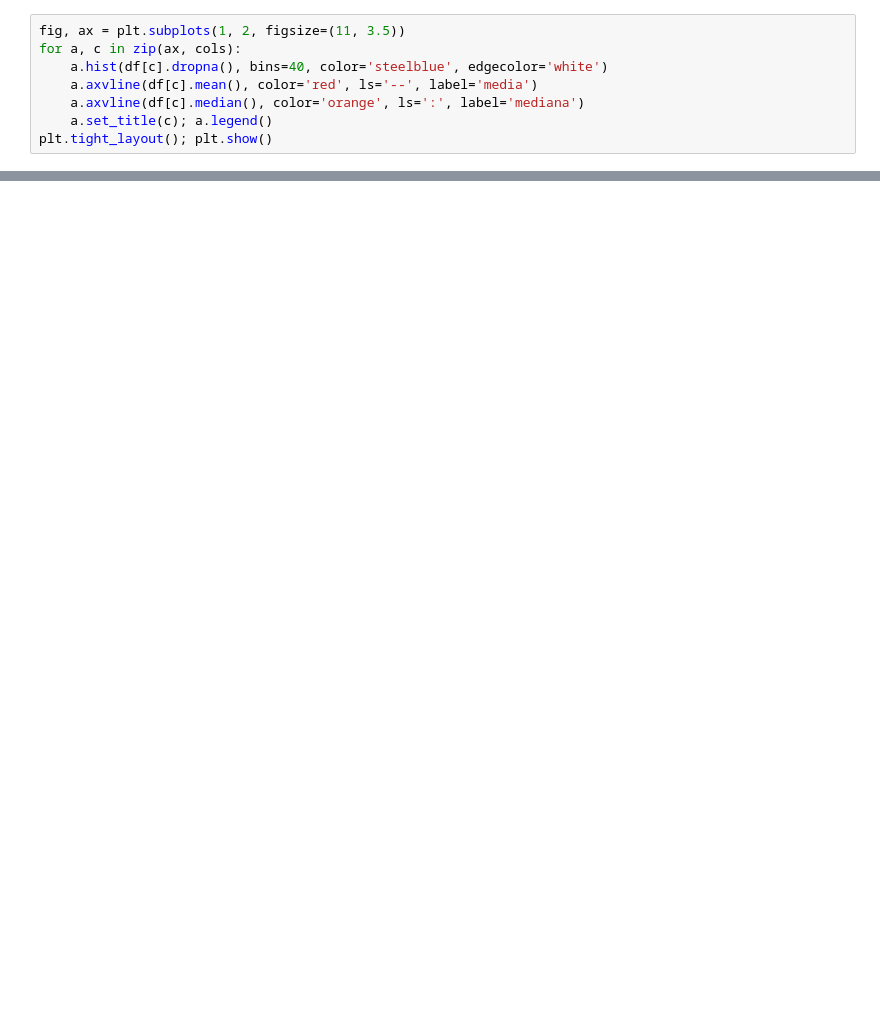
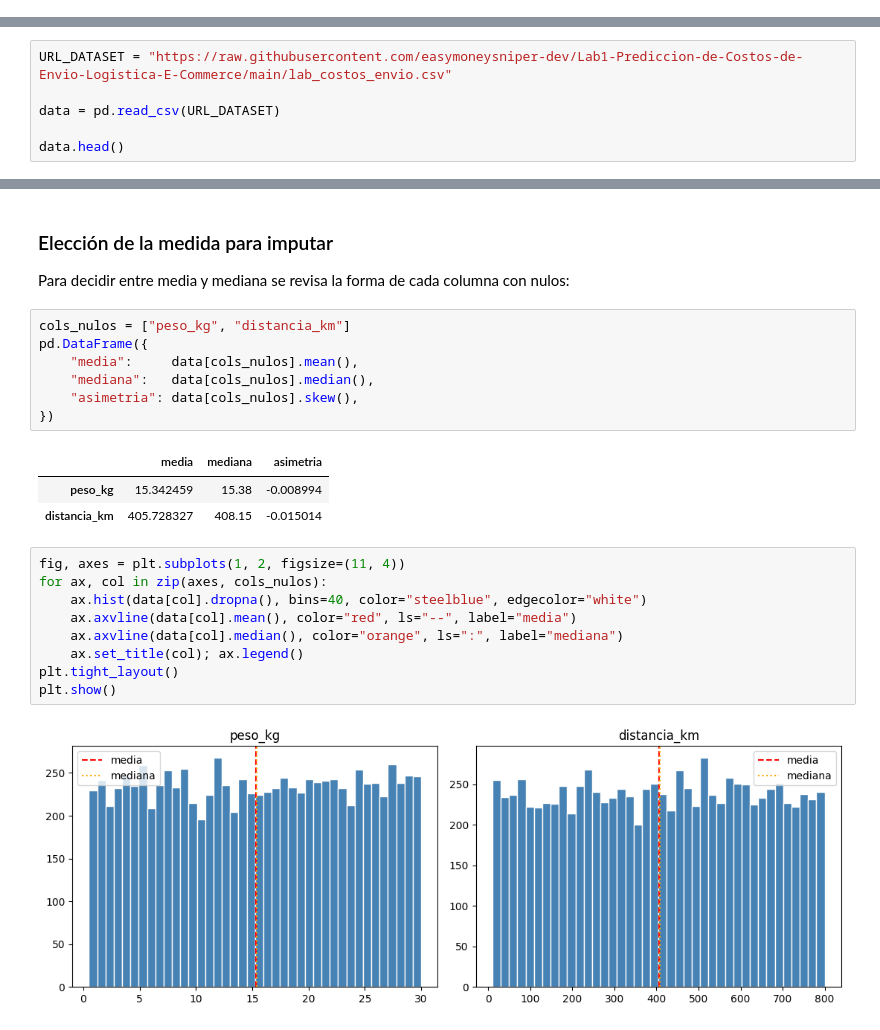
Before and after one commit to easymoneysniper-dev/Lab1-Prediccion-de-Costos-de-Envio-Logistica-E-Commerce, a Jupyter notebook: Lab_Regresion_Costos_Envio.ipynb, the cells around one changed output, grey strips where cells are left out. Drawn from its saved outputs; the diff is of its cells as text; blank space fills up the shorter version.

```diff
--- a/Lab_Regresion_Costos_Envio.ipynb
+++ b/Lab_Regresion_Costos_Envio.ipynb
@@ -68,8 +0,0 @@ resumen
-# %%
-fig, ax = plt.subplots(1, 2, figsize=(11, 3.5))
-for a, c in zip(ax, cols):
-    a.hist(df[c].dropna(), bins=40, color='steelblue', edgecolor='white')
-    a.axvline(df[c].mean(), color='red', ls='--', label='media')
-    a.axvline(df[c].median(), color='orange', ls=':', label='mediana')
-    a.set_title(c); a.legend()
-plt.tight_layout(); plt.show()
@@ -223,0 +42,6 @@ MAE = 2.810 USD -> CUMPLE (umbral <= 3.50)
+# %%
+URL_DATASET = "https://raw.githubusercontent.com/easymoneysniper-dev/Lab1-Prediccion-de-Costos-de-Envio-Logistica-E-Commerce/main/lab_costos_envio.csv"
+
+data = pd.read_csv(URL_DATASET)
+
+data.head()
@@ -223,0 +118,25 @@ MAE = 2.810 USD -> CUMPLE (umbral <= 3.50)
+# %% [markdown]
+### Elección de la medida para imputar
+Para decidir entre media y mediana se revisa la forma de cada columna con nulos:
+# %%
+cols_nulos = ["peso_kg", "distancia_km"]
+pd.DataFrame({
+    "media":     data[cols_nulos].mean(),
+    "mediana":   data[cols_nulos].median(),
+    "asimetria": data[cols_nulos].skew(),
+})
+# %% [output]
+|  | media | mediana | asimetria |
+| peso_kg | 15.342459 | 15.38 | -0.008994 |
+| distancia_km | 405.728327 | 408.15 | -0.015014 |
+# %%
+fig, axes = plt.subplots(1, 2, figsize=(11, 4))
+for ax, col in zip(axes, cols_nulos):
+    ax.hist(data[col].dropna(), bins=40, color="steelblue", edgecolor="white")
+    ax.axvline(data[col].mean(), color="red", ls="--", label="media")
+    ax.axvline(data[col].median(), color="orange", ls=":", label="mediana")
+    ax.set_title(col); ax.legend()
+plt.tight_layout()
+plt.show()
+# %% [output]
+[figure, added]
```
Also changed, not shown: parts of 74 cells of this notebook.
